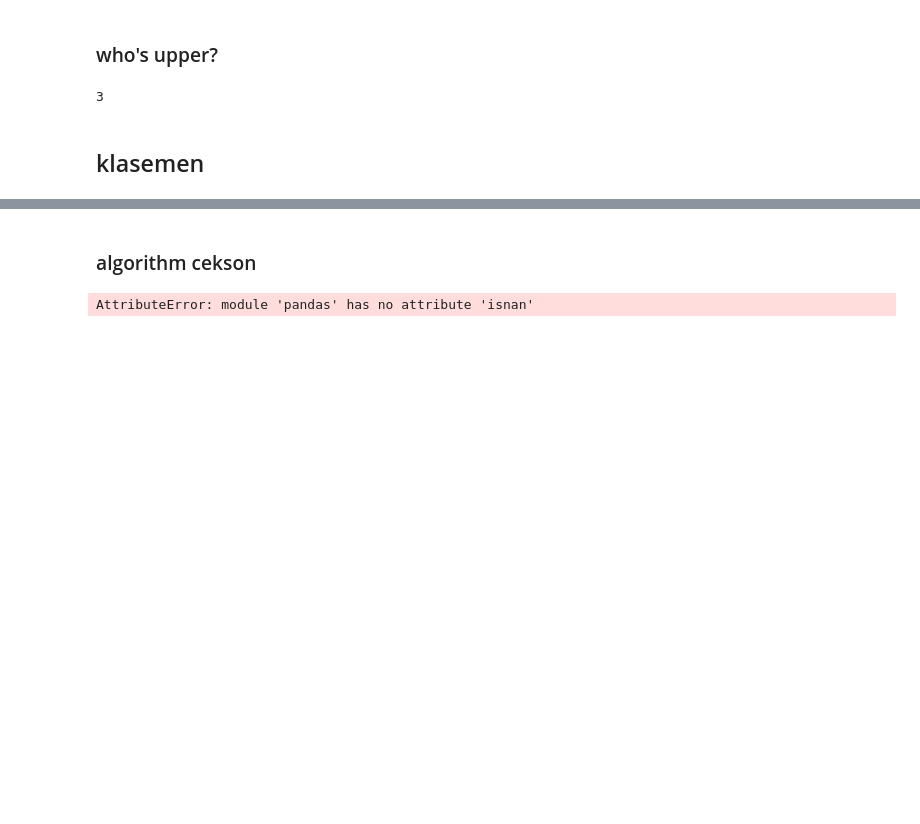
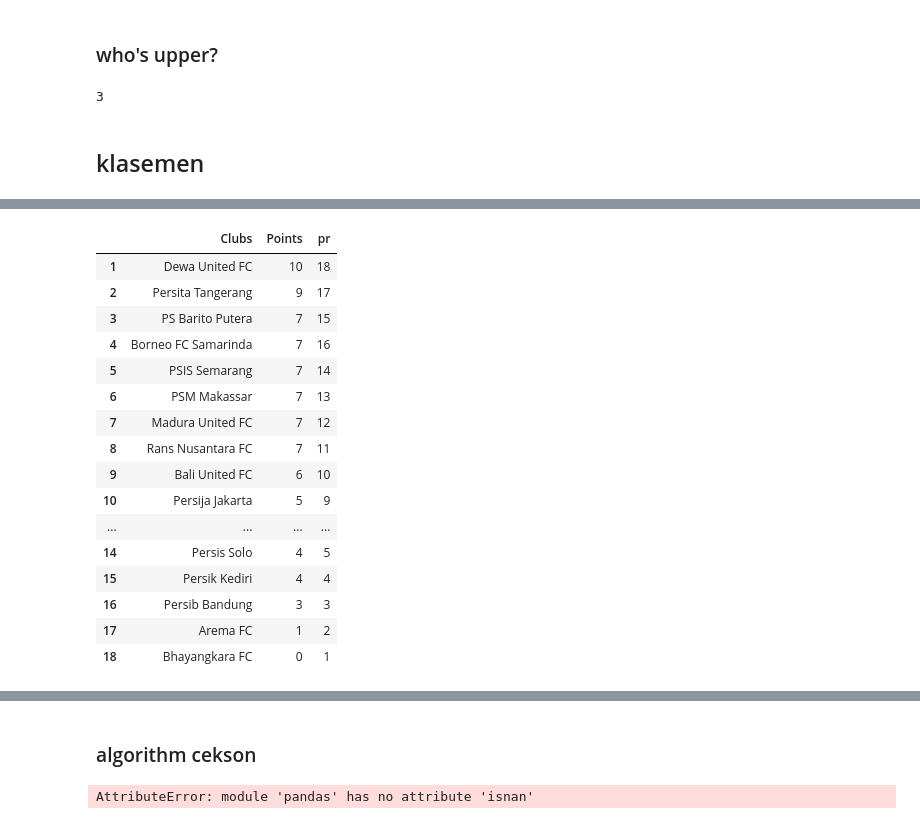
Before and after one commit to lpttprnc/liga-1, a Jupyter notebook: cek123dicoba.ipynb, the cells around one changed output, grey strips where cells are left out. Saved outputs shown, nothing was run; the diff lists cells and outputs as text; code cells hidden in the pictures; blank space fills up the shorter version.

```diff
--- a/cek123dicoba.ipynb
+++ b/cek123dicoba.ipynb
@@ -242,0 +282,56 @@ tables
+# %%
+pridx=n.array((range(18,0,-1)))
+sh = tables[['Clubs','Points']]
+sh.insert(2,'pr',pridx)
+sh
+
+for i in range (1,len(sh)+1,1):#(len(sh)):
+    print (i)
+    try:
+        sh['Points'][i]==sh['Points'][i+1]
+        #print(sh['Clubs'][i], sh['Clubs'][i+1])
+
+        if sh['Points'][i]==sh['Points'][i+1]:
+
+            h1=dff.index.get_level_values('home')==sh['Clubs'][i]
+            a2=dff.index.get_level_values('away')==sh['Clubs'][i+1]
+            h2=dff.index.get_level_values('home')==sh['Clubs'][i+1]
+            a1=dff.index.get_level_values('away')==sh['Clubs'][i]
+
+            i1scr=0
+            i2scr=0
+
+            game = dff.loc[ ((h1&a2) | (h2&a1)) ]
+            #print('game masuk try lv 1')
+
+            if len(game)==1:
+                #print('game 1')
+
+                try:
+                    i1scr = dff.loc[(sh['Clubs'][i],sh['Clubs'][i+1])]['hpoint']
+                    i2scr = dff.loc[(sh['Clubs'][i],sh['Clubs'][i+1])]['apoint']
+                    #print('try lv 2')
+                except:
+                    i1scr = dff.loc[ (sh['Clubs'][i+1],sh['Clubs'][i]) ]['apoint']
+                    i2scr = dff.loc[ (sh['Clubs'][i+1],sh['Clubs'][i]) ]['hpoint']
+                    #print('exc lv 2')
+
+                #if i1scr < i2scr: EMANG KOMEN
+                    #sh['pr'][i]=sh['pr'][i]-1 EMANG KOMEN
+                    #sh['pr'][i+1]=sh['pr'][i+1]+1 EMANG KOMEN
+
+            elif len(game)==2:
+                i1scr = dff.loc[[ (sh['Clubs'][i],sh['Clubs'][i+1]) ]]['hpoint'] + dff.loc[[ (sh['Clubs'][i+1],sh['Clubs'][i]) ]]['apoint']
+                i2scr = dff.loc[[ (sh['Clubs'][i],sh['Clubs'][i+1]) ]]['apoint'] + dff.loc[[ (sh['Clubs'][i+1],sh['Clubs'][i]) ]]['hpoint']
+                #print('game = 2')
+
+            if i1scr < i2scr:
+                #print('i1scr < i2scr')
+                sh.at[i,'pr']=sh['pr'][i]-1
+                sh.at[i+1,'pr']=sh['pr'][i+1]+1
+
+    except:
+        print('gabisa')
+
+sh
+# %% [output]
@@ -242,0 +357,17 @@ tables
+|  | Clubs | Points | pr |
+| 1 | Dewa United FC | 10 | 18 |
+| 2 | Persita Tangerang | 9 | 17 |
+| 3 | PS Barito Putera | 7 | 15 |
+| 4 | Borneo FC Samarinda | 7 | 16 |
+| 5 | PSIS Semarang | 7 | 14 |
+| 6 | PSM Makassar | 7 | 13 |
+| 7 | Madura United FC | 7 | 12 |
+| 8 | Rans Nusantara FC | 7 | 11 |
+| 9 | Bali United FC | 6 | 10 |
+| 10 | Persija Jakarta | 5 | 9 |
+| ... | ... | ... | ... |
+| 14 | Persis Solo | 4 | 5 |
+| 15 | Persik Kediri | 4 | 4 |
+| 16 | Persib Bandung | 3 | 3 |
+| 17 | Arema FC | 1 | 2 |
+| 18 | Bhayangkara FC | 0 | 1 |
```
Also changed, not shown: parts of 15 cells of this notebook.
